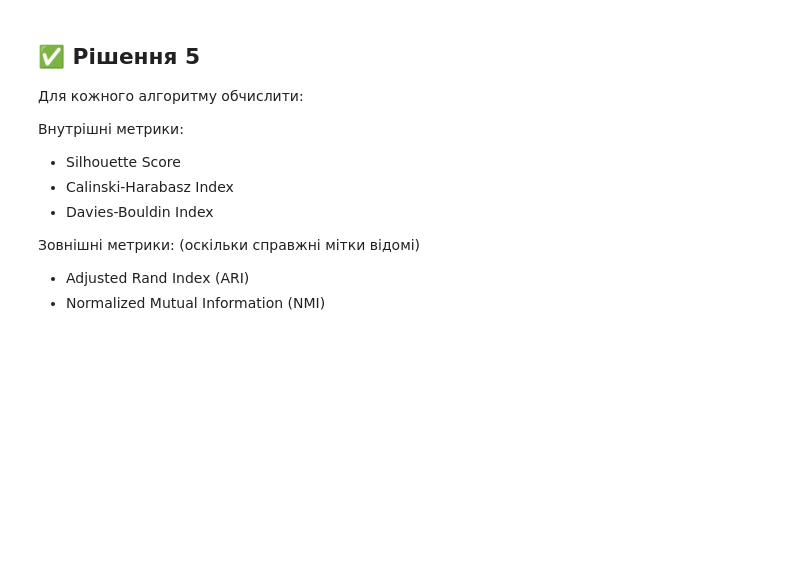
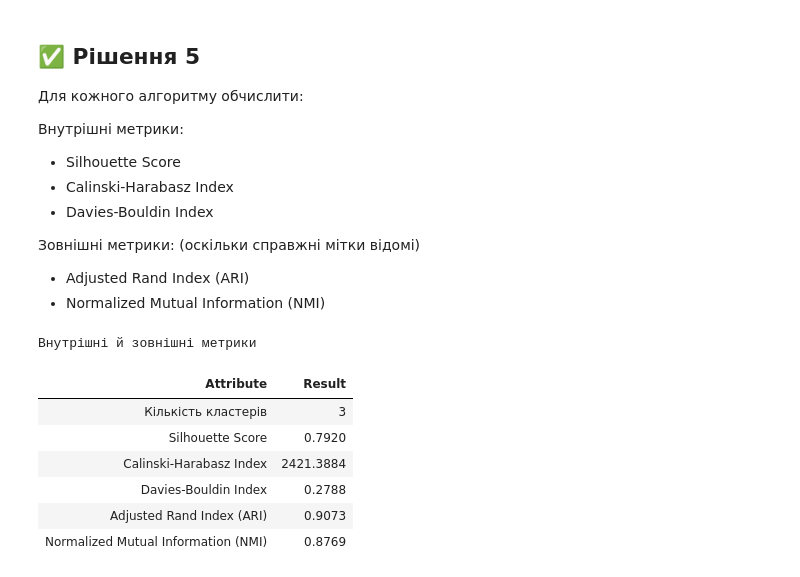
Before and after one commit to BogdanPinchuk/DataScience-PBY_HW19, a Jupyter notebook: Bohdan_Pinchuk_DS_HW19.ipynb, the cells around one changed output. Drawn from its saved outputs; the diff is of its cells as text; code cells hidden in the pictures; blank space fills up the shorter version.

Commit message:
[Homework19] - refactored cluster metrics

```diff
--- a/Bohdan_Pinchuk_DS_HW19.ipynb
+++ b/Bohdan_Pinchuk_DS_HW19.ipynb
@@ -904,3 +904,64 @@ for method_name, dendrogram_data in dendrogram_list:
 (оскільки справжні мітки відомі)
 - Adjusted Rand Index (ARI)
 - Normalized Mutual Information (NMI)
+# %%
+import apps.reporter as rpt
+from pandas import DataFrame
+from pandas.io.formats.style import Styler
+from sklearn.metrics import (silhouette_score, calinski_harabasz_score, davies_bouldin_score,
+                             adjusted_rand_score, normalized_mutual_info_score)
+
+
+def calc_cluster_metrics(data_set: DataFrame, labels_pred, labels_true=None) -> Styler:
+    """
+    Calc and print the internal and external cluster metrics
+    :param data_set: input dataset
+    :param labels_pred: predicted labels
+    :param labels_true: true labels
+    :return: DataFrame styler
+    """
+    unique_clusters = len(set(labels_pred))
+
+    rp = rpt.Reporter()
+    rp.tolerance = 4
+    rp.add_item("Кількість кластерів", str(unique_clusters))
+
+    # Internal metrics
+    if unique_clusters > 1:
+        # Silhouette Score
+        sil = silhouette_score(data_set.values, labels_pred)
+        rp.add_item("Silhouette Score", rp.format_value(sil))
+        # Calinski-Harabasz
+        ch = calinski_harabasz_score(data_set.values, labels_pred)
+        rp.add_item("Calinski-Harabasz Index", rp.format_value(ch))
+        # Davies-Bouldin
+        db = davies_bouldin_score(data_set.values, labels_pred)
+        rp.add_item("Davies-Bouldin Index", rp.format_value(db))
+
+        if labels_true is not None:
+            # Adjusted Rand
+            ari = adjusted_rand_score(labels_true, labels_pred)
+            rp.add_item("Adjusted Rand Index (ARI)", rp.format_value(ari))
+            # Normalized Mutual Information
+            nmi = normalized_mutual_info_score(labels_true, labels_pred)
+            rp.add_item("Normalized Mutual Information (NMI)", rp.format_value(nmi))
+
+    df = rp.get_pd_report()
+
+    # Print results
+    rp.print_pd_report(f"Внутрішні й зовнішні метрики")
+    return df
+
+
+data_set = cluster_dataset_sc[[f1_col_name, f2_col_name]]
+labels_true = cluster_dataset_sc[y_col_name]
+_ = calc_cluster_metrics(data_set, labels_kmeans, labels_true)
+# %% [output]
+Внутрішні й зовнішні метрики
+| Attribute | Result |
+| Кількість кластерів | 3 |
+| Silhouette Score | 0.7920 |
+| Calinski-Harabasz Index | 2421.3884 |
+| Davies-Bouldin Index | 0.2788 |
+| Adjusted Rand Index (ARI) | 0.9073 |
+| Normalized Mutual Information (NMI) | 0.8769 |
```
Also changed, not shown: 1 other file.
